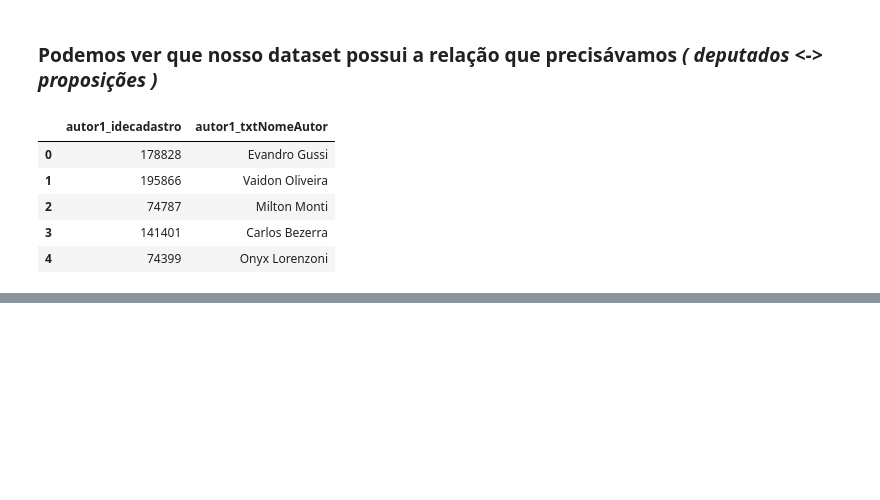
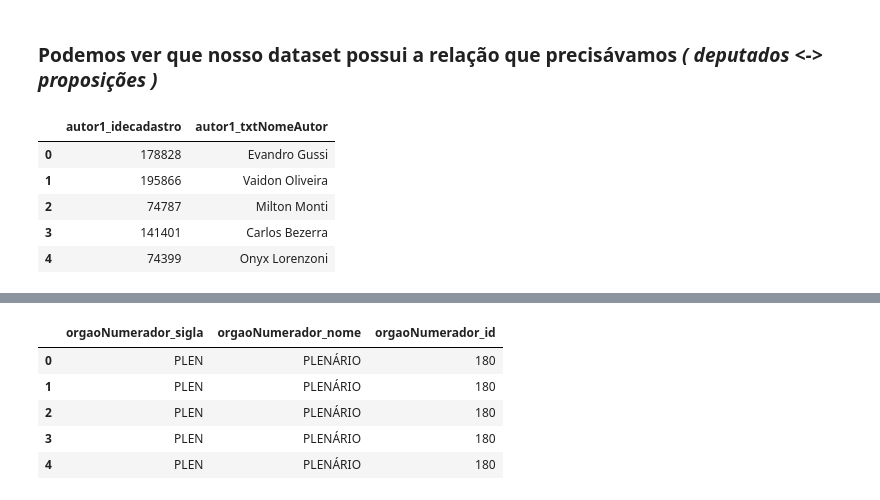
Before and after one commit to devfest-ufrn/eentaodeputado, a Jupyter notebook: data-analysis/eda_proposicoes_PL.ipynb, the cells around one changed output, grey strips where cells are left out. Cells and saved outputs as stored; diff of their text form; code cells hidden in the pictures; blank space fills up the shorter version.

```diff
--- a/data-analysis/eda_proposicoes_PL.ipynb
+++ b/data-analysis/eda_proposicoes_PL.ipynb
@@ -146,0 +266,9 @@ p[['autor1_idecadastro', 'autor1_txtNomeAutor']].head()
+# %%
+proposicoes[['orgaoNumerador_sigla', 'orgaoNumerador_nome', 'orgaoNumerador_id']].head()
+# %% [output]
+|  | orgaoNumerador_sigla | orgaoNumerador_nome | orgaoNumerador_id |
+| 0 | PLEN | PLENÁRIO | 180 |
+| 1 | PLEN | PLENÁRIO | 180 |
+| 2 | PLEN | PLENÁRIO | 180 |
+| 3 | PLEN | PLENÁRIO | 180 |
+| 4 | PLEN | PLENÁRIO | 180 |
```
Also changed, not shown: parts of 30 cells of this notebook, 1 other file.
